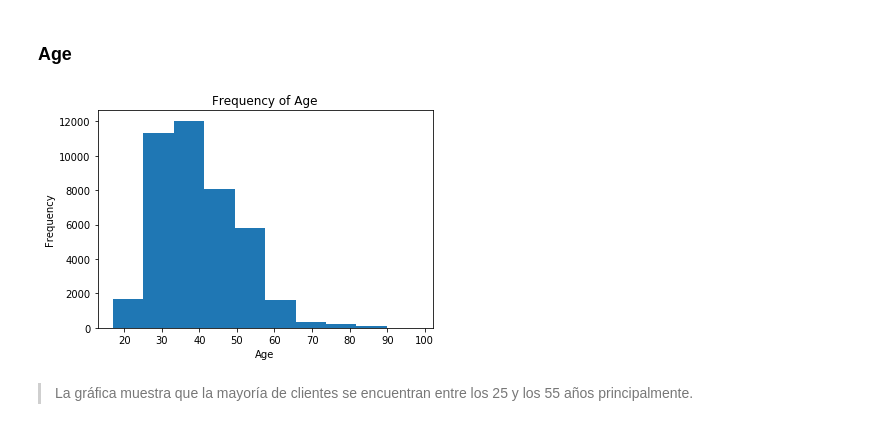
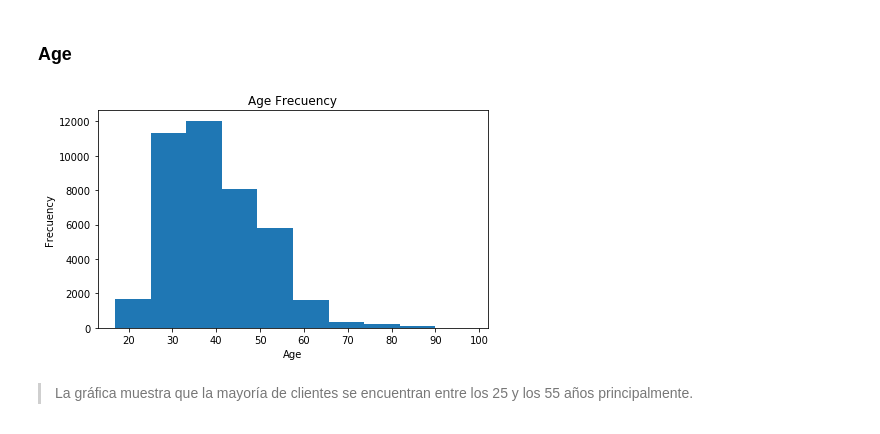
Before and after one commit to jairocks7/CapstoneProject, a Jupyter notebook: Capstone.ipynb, the cells around one changed output. Cells and saved outputs as stored; diff of their text form; code cells hidden in the pictures.

```diff
--- a/Capstone.ipynb
+++ b/Capstone.ipynb
@@ -405,14 +399,14 @@ job_props.plot(kind='barh', stacked='True')
 # %% [markdown]
 ### Age
 # %%
-# Frequency of Age
+#Frecuencia de edades
 plt.hist(bank1['age'])
 plt.xlabel('Age')
-plt.ylabel('Frequency')
-plt.title('Frequency of Age')
+plt.ylabel('Frecuency')
+plt.title('Age Frecuency')
 plt.show()
 # %% [output]
-[figure, old version]
+[figure, new version]
 # %% [markdown]
 > La gráfica muestra que la mayoría de clientes se encuentran entre los 25 y los 55 años principalmente.
 # %%
```
Also changed, not shown: parts of 241 cells of this notebook.
